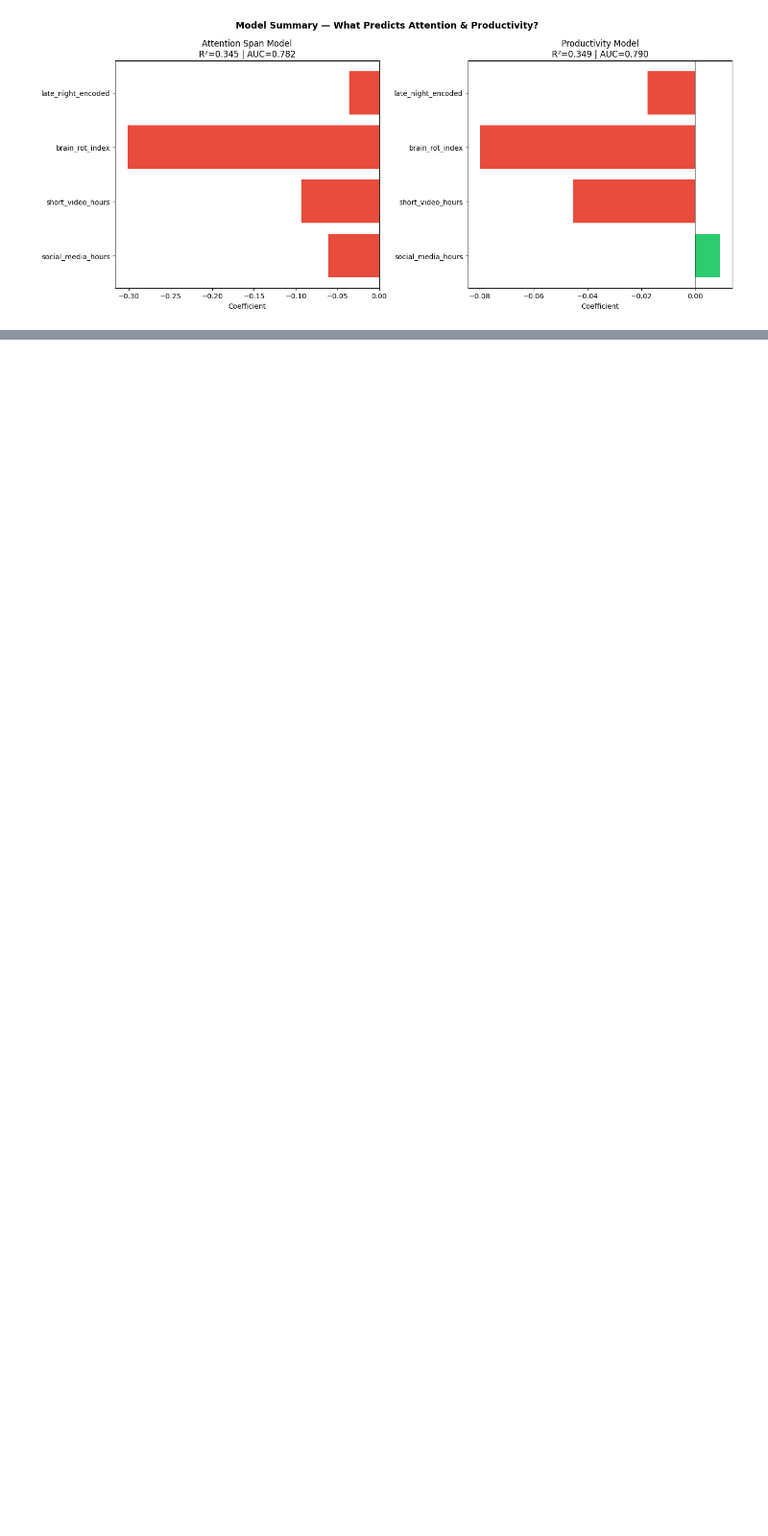
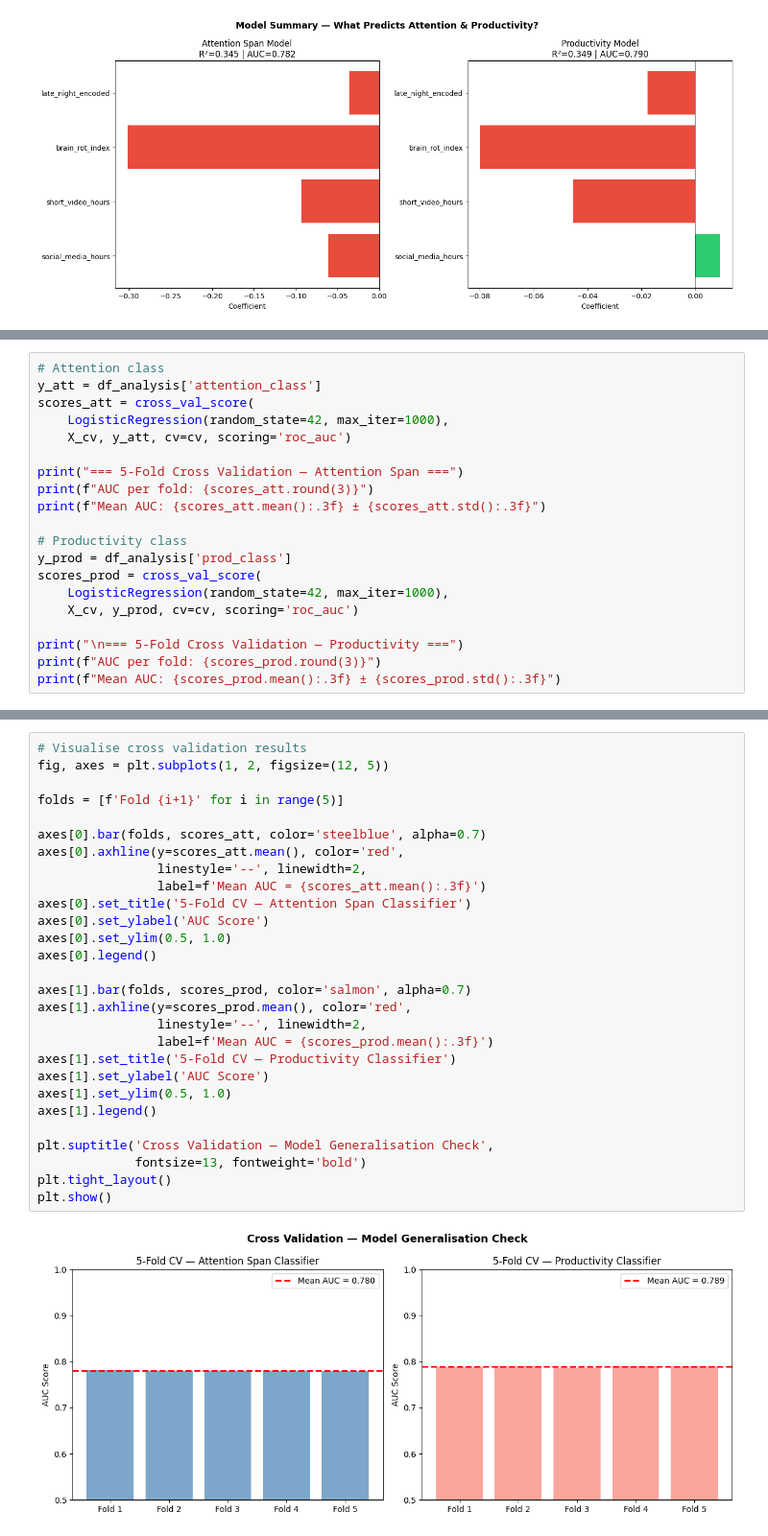
Before and after one commit to jtsy0925uq/data7001-assignment, a Jupyter notebook: scripts/rq1.ipynb, the cells around one changed output, grey strips where cells are left out. Shown at 96% size. Saved outputs shown, nothing was run; the diff lists cells and outputs as text; blank space fills up the shorter version.

```diff
--- a/scripts/rq1.ipynb
+++ b/scripts/rq1.ipynb
@@ -653,0 +846,20 @@ plt.show()
+# %%
+# Attention class
+y_att = df_analysis['attention_class']
+scores_att = cross_val_score(
+    LogisticRegression(random_state=42, max_iter=1000),
+    X_cv, y_att, cv=cv, scoring='roc_auc')
+
+print("=== 5-Fold Cross Validation — Attention Span ===")
+print(f"AUC per fold: {scores_att.round(3)}")
+print(f"Mean AUC: {scores_att.mean():.3f} ± {scores_att.std():.3f}")
+
+# Productivity class
+y_prod = df_analysis['prod_class']
+scores_prod = cross_val_score(
+    LogisticRegression(random_state=42, max_iter=1000),
+    X_cv, y_prod, cv=cv, scoring='roc_auc')
+
+print("\n=== 5-Fold Cross Validation — Productivity ===")
+print(f"AUC per fold: {scores_prod.round(3)}")
+print(f"Mean AUC: {scores_prod.mean():.3f} ± {scores_prod.std():.3f}")
@@ -653,0 +874,30 @@ plt.show()
+# %%
+# Visualise cross validation results
+fig, axes = plt.subplots(1, 2, figsize=(12, 5))
+
+folds = [f'Fold {i+1}' for i in range(5)]
+
+axes[0].bar(folds, scores_att, color='steelblue', alpha=0.7)
+axes[0].axhline(y=scores_att.mean(), color='red',
+                linestyle='--', linewidth=2,
+                label=f'Mean AUC = {scores_att.mean():.3f}')
+axes[0].set_title('5-Fold CV — Attention Span Classifier')
+axes[0].set_ylabel('AUC Score')
+axes[0].set_ylim(0.5, 1.0)
+axes[0].legend()
+
+axes[1].bar(folds, scores_prod, color='salmon', alpha=0.7)
+axes[1].axhline(y=scores_prod.mean(), color='red',
+                linestyle='--', linewidth=2,
+                label=f'Mean AUC = {scores_prod.mean():.3f}')
+axes[1].set_title('5-Fold CV — Productivity Classifier')
+axes[1].set_ylabel('AUC Score')
+axes[1].set_ylim(0.5, 1.0)
+axes[1].legend()
+
+plt.suptitle('Cross Validation — Model Generalisation Check',
+             fontsize=13, fontweight='bold')
+plt.tight_layout()
+plt.show()
+# %% [output]
+[figure, added]
```
Also changed, not shown: parts of 25 cells of this notebook.
